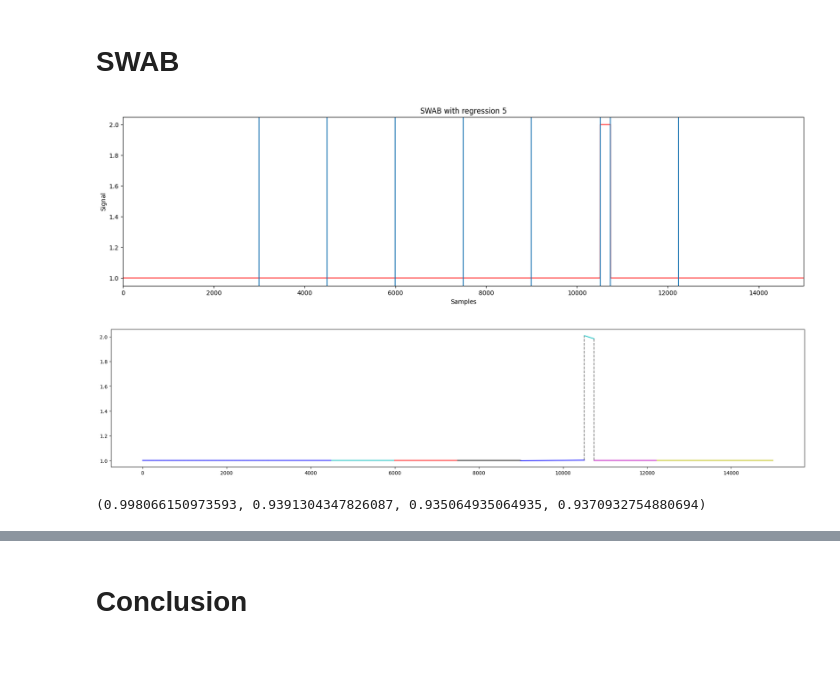
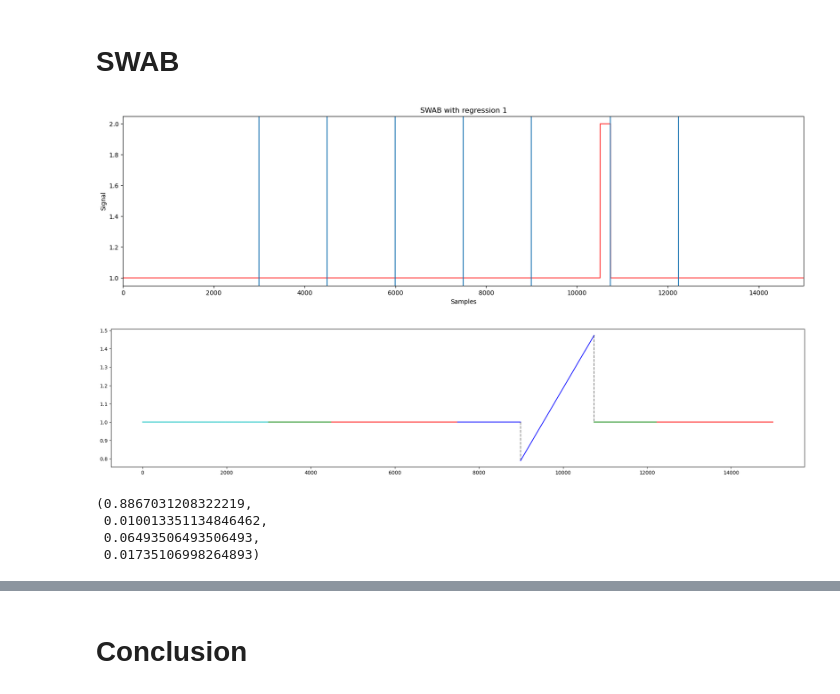
Before and after one commit to ritvien/A-Survey-Segmental-Algorithms, a Jupyter notebook: 2019_P601_Status.ipynb, the cells around one changed output, grey strips where cells are left out. Saved outputs shown, nothing was run; the diff lists cells and outputs as text; code cells hidden in the pictures; blank space fills up the shorter version.

```diff
--- a/2019_P601_Status.ipynb
+++ b/2019_P601_Status.ipynb
@@ -320,19 +316,19 @@ draw_approximate_line(line_segments);
 # %% [markdown]
 # SWAB
 # %%
-max_error = 5
+max_error = 1
 data = list(SWaT_2019_df[anomaly_feature].values)
 ts_segments, line_segments = segment.get_ts_segments(segment.SWABsegment, data, fit.regression, fit.sumsquared_error, max_error)
 figure(figsize=(20,5))
 draw_plot(data,f"SWAB with regression {max_error}")
 draw_xvline(line_segments)
-draw_approximate_line(line_segments);
+draw_approximate_line(line_segments);anomaly_segment = get_anomaly_segment(line_segments)
+acc_swab,pre_swab,recall_swab,f1_swab = metrics(SWaT_2019_df,attack_indx,anomaly_segment)
+acc_swab,pre_swab,recall_swab,f1_swab
 # %% [output]
-[figure, old version]
+[figure, new version]
-[figure, old version]
+[figure, new version]
+(0.8867031208322219,
+ 0.010013351134846462,
+ 0.06493506493506493,
+ 0.01735106998264893)
-# %%
-anomaly_segment = get_anomaly_segment(line_segments)
-acc_swab,pre_swab,recall_swab,f1_swab = metrics(SWaT_2019_df,attack_indx,anomaly_segment)
-acc_swab,pre_swab,recall_swab,f1_swab
-# %% [output]
-(0.998066150973593, 0.9391304347826087, 0.935064935064935, 0.9370932754880694)
```
Also changed, not shown: parts of 36 cells of this notebook.
